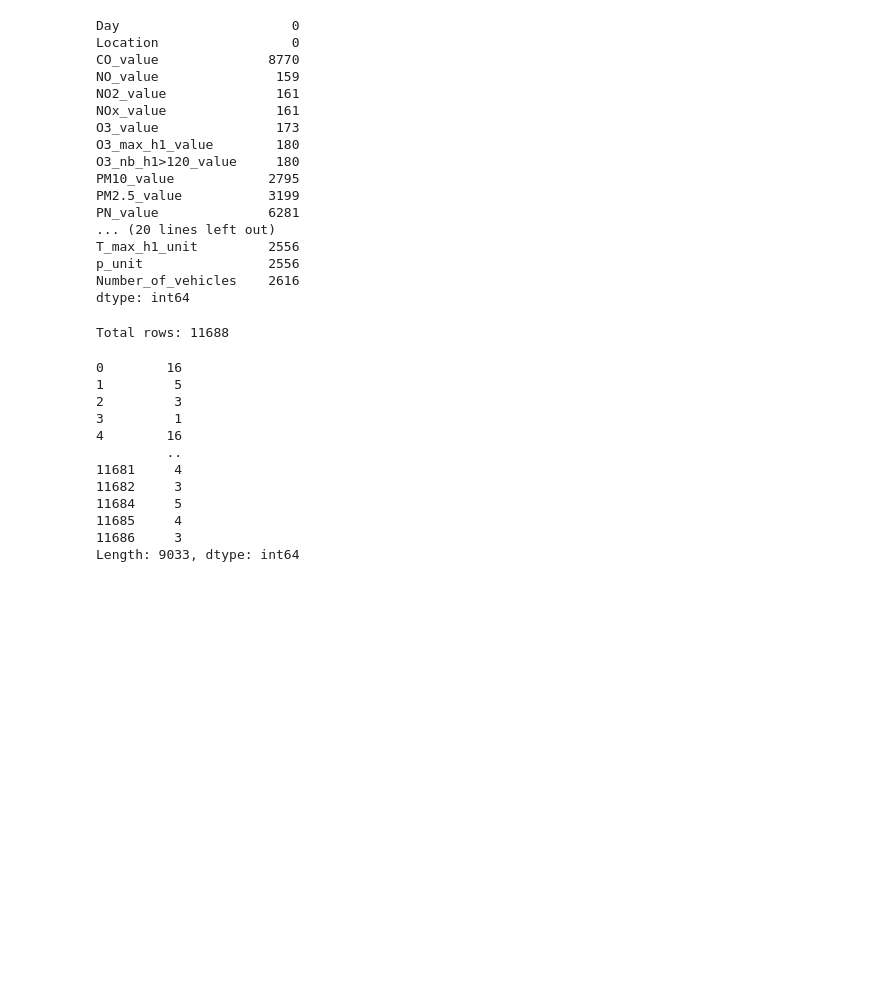
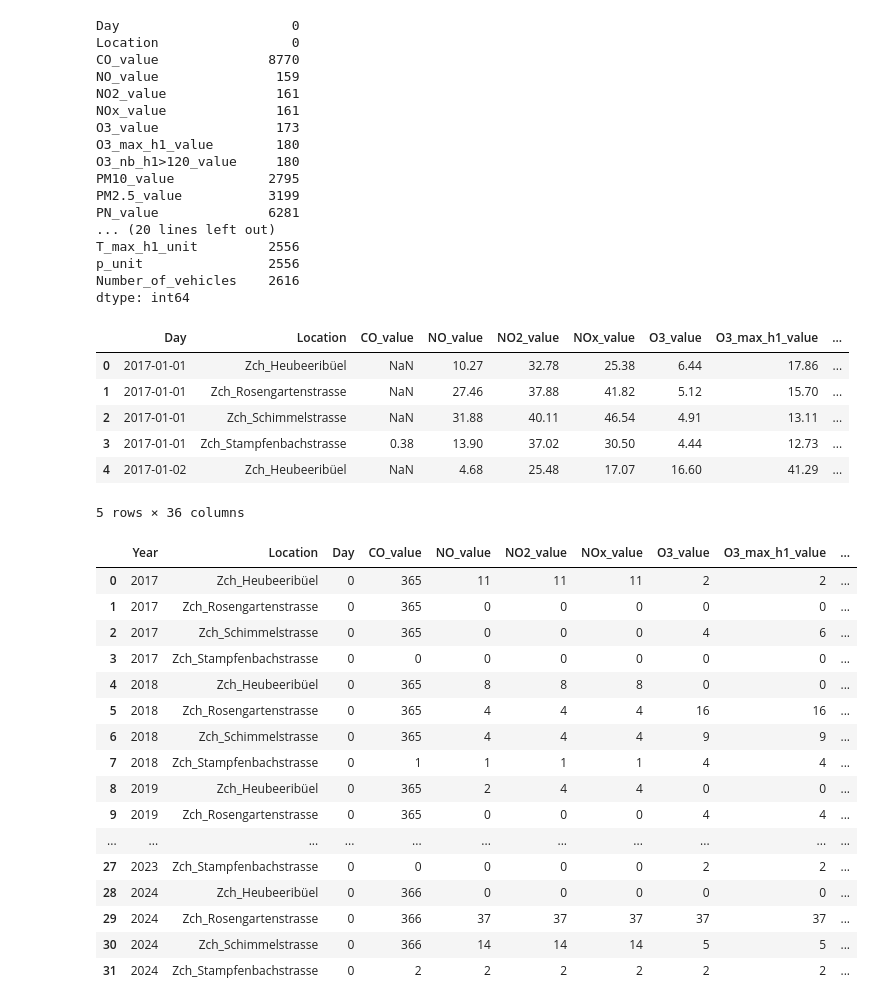
Before and after one commit to JitkaRantanen/AS2025_CO2-GroupProject, a Jupyter notebook: test_Jitka.ipynb, the cells around one changed output. Cells and saved outputs as stored; diff of their text form; code cells hidden in the pictures; blank space fills up the shorter version.

Commit message:
Filtered the daily combined dataset, made overview for NaN values

```diff
--- a/test_Jitka.ipynb
+++ b/test_Jitka.ipynb
@@ -381,21 +381,46 @@ p_unit                2556
 Number_of_vehicles    2616
 dtype: int64
 # %%
-#Check NAN values per row
-print(f"Total rows: {len(df_combined)}")
-#Check how many rows have some missing values
-df_combined.isna().sum(axis=1)[df_combined.isna().sum(axis=1) != 0]
+# Add year to df
+df_combined["Day"] = pd.to_datetime(df_combined["Day"])
+df_combined["Year"] = df_combined["Day"].dt.year
+
+df_combined.head()
 # %% [output]
+|  | Day | Location | CO_value | NO_value | NO2_value | NOx_value | O3_value | O3_max_h1_value | ... |
+| 0 | 2017-01-01 | Zch_Heubeeribüel | NaN | 10.27 | 32.78 | 25.38 | 6.44 | 17.86 | ... |
+| 1 | 2017-01-01 | Zch_Rosengartenstrasse | NaN | 27.46 | 37.88 | 41.82 | 5.12 | 15.70 | ... |
+| 2 | 2017-01-01 | Zch_Schimmelstrasse | NaN | 31.88 | 40.11 | 46.54 | 4.91 | 13.11 | ... |
+| 3 | 2017-01-01 | Zch_Stampfenbachstrasse | 0.38 | 13.90 | 37.02 | 30.50 | 4.44 | 12.73 | ... |
+| 4 | 2017-01-02 | Zch_Heubeeribüel | NaN | 4.68 | 25.48 | 17.07 | 16.60 | 41.29 | ... |
-Total rows: 11688
+5 rows × 36 columns
-0        16
-1         5
-2         3
-3         1
-4        16
-         ..
-11681     4
-11682     3
-11684     5
-11685     4
-11686     3
-Length: 9033, dtype: int64
+# %%
+# Check NaN values per Year and Location, exclude all columns that end with "_unit" for better overview
+cols = [c for c in df_combined.columns if not c.endswith("_unit")]
+
+nan_overview = (
+    df_combined[cols]
+        .groupby(["Year", "Location"])
+        .agg(lambda col: col.isna().sum())
+        .reset_index()
+)
+
+nan_overview
+# %% [output]
+|  | Year | Location | Day | CO_value | NO_value | NO2_value | NOx_value | O3_value | O3_max_h1_value | ... |
+| 0 | 2017 | Zch_Heubeeribüel | 0 | 365 | 11 | 11 | 11 | 2 | 2 | ... |
+| 1 | 2017 | Zch_Rosengartenstrasse | 0 | 365 | 0 | 0 | 0 | 0 | 0 | ... |
+| 2 | 2017 | Zch_Schimmelstrasse | 0 | 365 | 0 | 0 | 0 | 4 | 6 | ... |
+| 3 | 2017 | Zch_Stampfenbachstrasse | 0 | 0 | 0 | 0 | 0 | 0 | 0 | ... |
+| 4 | 2018 | Zch_Heubeeribüel | 0 | 365 | 8 | 8 | 8 | 0 | 0 | ... |
+| 5 | 2018 | Zch_Rosengartenstrasse | 0 | 365 | 4 | 4 | 4 | 16 | 16 | ... |
+| 6 | 2018 | Zch_Schimmelstrasse | 0 | 365 | 4 | 4 | 4 | 9 | 9 | ... |
+| 7 | 2018 | Zch_Stampfenbachstrasse | 0 | 1 | 1 | 1 | 1 | 4 | 4 | ... |
+| 8 | 2019 | Zch_Heubeeribüel | 0 | 365 | 2 | 4 | 4 | 0 | 0 | ... |
+| 9 | 2019 | Zch_Rosengartenstrasse | 0 | 365 | 0 | 0 | 0 | 4 | 4 | ... |
+| ... | ... | ... | ... | ... | ... | ... | ... | ... | ... | ... |
+| 27 | 2023 | Zch_Stampfenbachstrasse | 0 | 0 | 0 | 0 | 0 | 2 | 2 | ... |
+| 28 | 2024 | Zch_Heubeeribüel | 0 | 366 | 0 | 0 | 0 | 0 | 0 | ... |
+| 29 | 2024 | Zch_Rosengartenstrasse | 0 | 366 | 37 | 37 | 37 | 37 | 37 | ... |
+| 30 | 2024 | Zch_Schimmelstrasse | 0 | 366 | 14 | 14 | 14 | 5 | 5 | ... |
+| 31 | 2024 | Zch_Stampfenbachstrasse | 0 | 2 | 2 | 2 | 2 | 2 | 2 | ... |
```
Also changed, not shown: parts of 4 cells of this notebook, 4 other files.
